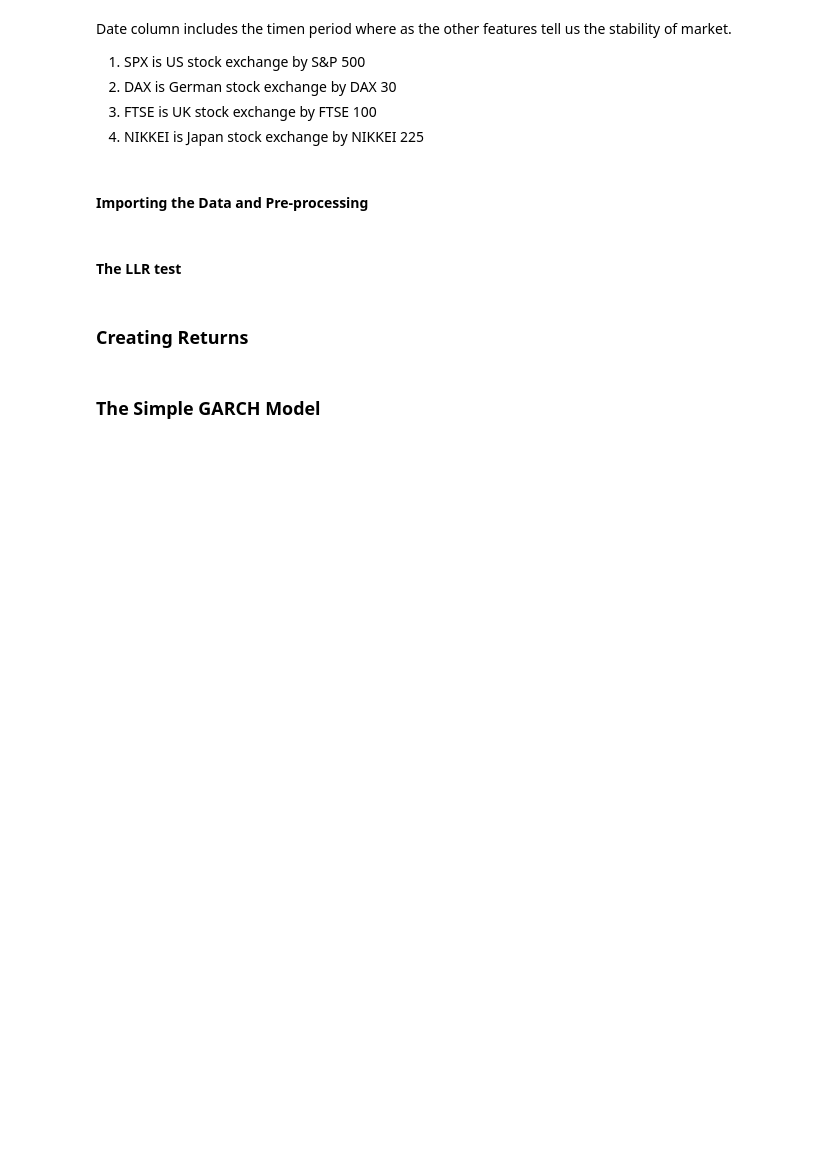
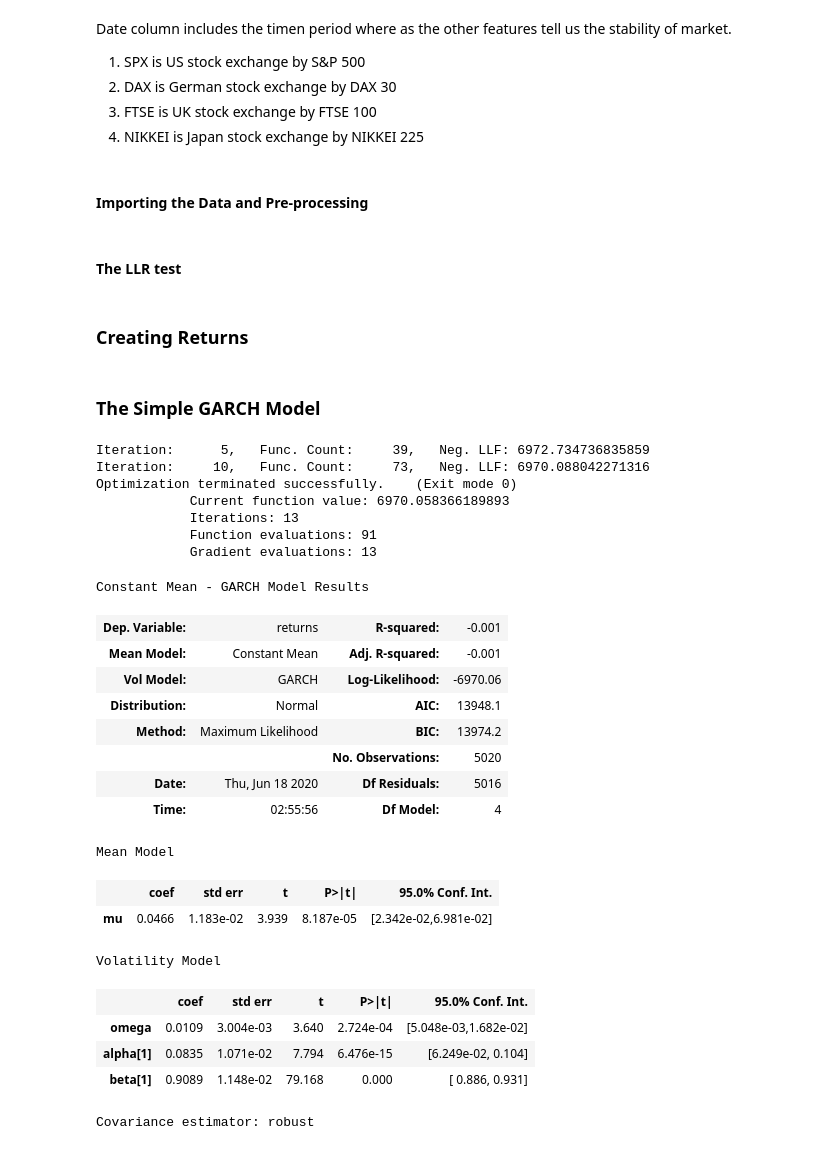
Before and after one commit to ajmal017/Time-Series-Modeling, a Jupyter notebook: 9_The_GARCH_model.ipynb, the cells around one changed output. Saved outputs shown, nothing was run; the diff lists cells and outputs as text; code cells hidden in the pictures; blank space fills up the shorter version.

```diff
--- a/9_The_GARCH_model.ipynb
+++ b/9_The_GARCH_model.ipynb
@@ -86,3 +86,33 @@ def LLR_test(mod_1, mod_2, DF = 1):
 df['returns'] = df.market_value.pct_change(1)*100
 # %% [markdown]
 ### The Simple GARCH Model
+# %%
+model_garch_1_1 = arch_model(df.returns[1:], mean = "Constant", vol = "GARCH", p = 1, q = 1)
+results_garch_1_1 = model_garch_1_1.fit(update_freq = 5)
+results_garch_1_1.summary()
+# %% [output]
+Iteration:      5,   Func. Count:     39,   Neg. LLF: 6972.734736835859
+Iteration:     10,   Func. Count:     73,   Neg. LLF: 6970.088042271316
+Optimization terminated successfully.    (Exit mode 0)
+            Current function value: 6970.058366189893
+            Iterations: 13
+            Function evaluations: 91
+            Gradient evaluations: 13
+Constant Mean - GARCH Model Results
+| Dep. Variable: | returns | R-squared: | -0.001 |
+| Mean Model: | Constant Mean | Adj. R-squared: | -0.001 |
+| Vol Model: | GARCH | Log-Likelihood: | -6970.06 |
+| Distribution: | Normal | AIC: | 13948.1 |
+| Method: | Maximum Likelihood | BIC: | 13974.2 |
+|  |  | No. Observations: | 5020 |
+| Date: | Thu, Jun 18 2020 | Df Residuals: | 5016 |
+| Time: | 02:55:56 | Df Model: | 4 |
+Mean Model
+|  | coef | std err | t | P>|t| | 95.0% Conf. Int. |
+| mu | 0.0466 | 1.183e-02 | 3.939 | 8.187e-05 | [2.342e-02,6.981e-02] |
+Volatility Model
+|  | coef | std err | t | P>|t| | 95.0% Conf. Int. |
+| omega | 0.0109 | 3.004e-03 | 3.640 | 2.724e-04 | [5.048e-03,1.682e-02] |
+| alpha[1] | 0.0835 | 1.071e-02 | 7.794 | 6.476e-15 | [6.249e-02, 0.104] |
+| beta[1] | 0.9089 | 1.148e-02 | 79.168 | 0.000 | [ 0.886, 0.931] |
+Covariance estimator: robust
```
Also changed, not shown: parts of 5 cells of this notebook.
